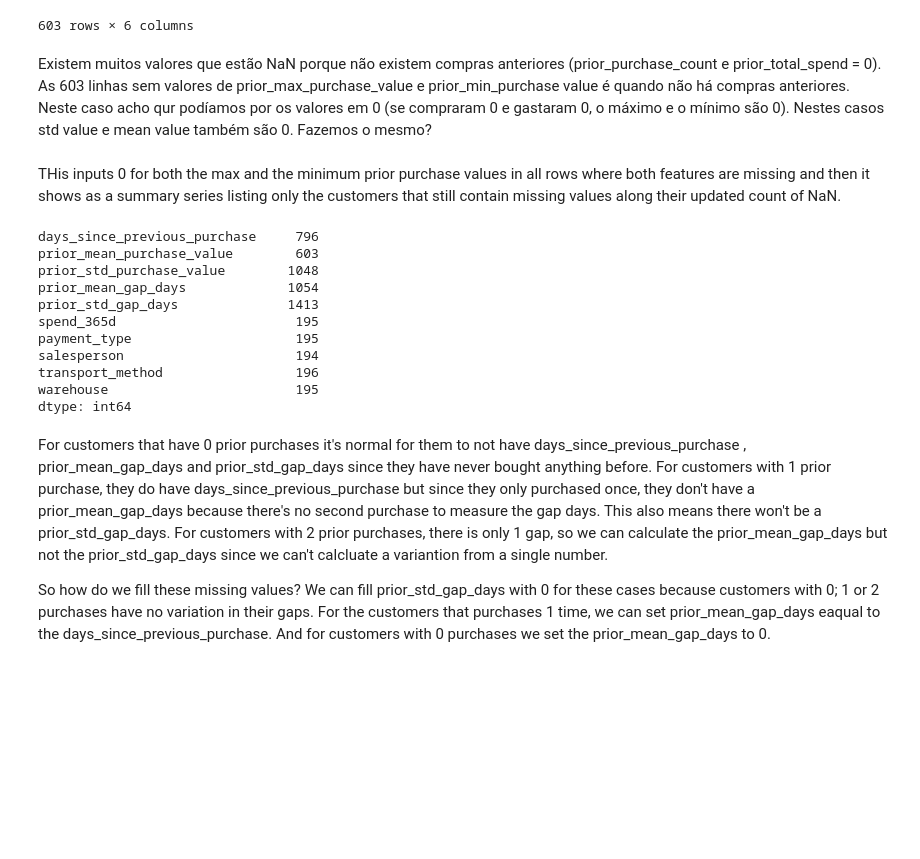
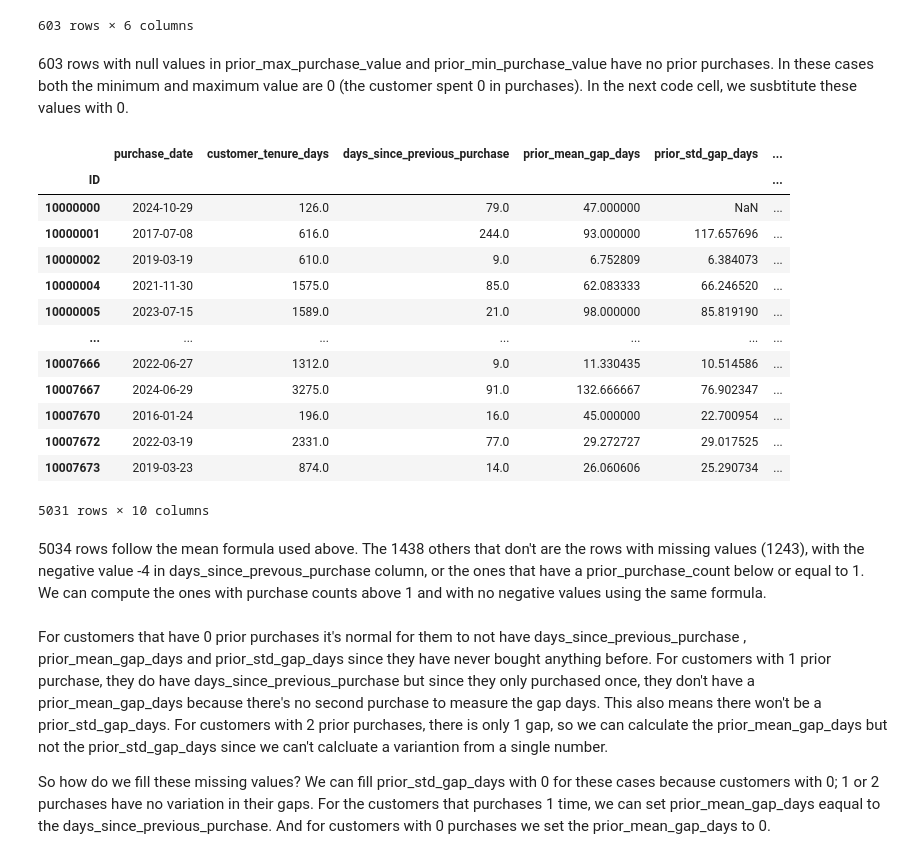
Before and after one commit to saradfalves/ML_Group_09, a Jupyter notebook: notebooks/exploring_and_modifying.ipynb, the cells around one changed output. Drawn from its saved outputs; the diff is of its cells as text; code cells hidden in the pictures; blank space fills up the shorter version.

```diff
--- a/notebooks/exploring_and_modifying.ipynb
+++ b/notebooks/exploring_and_modifying.ipynb
@@ -451,11 +496,31 @@ train_copy.loc[missing_max_min & count_value_is_zero, purchase_value_columns]
 | 10007662 | 0.0 | 0.0 | NaN | NaN | ... |
 | 10007669 | 0.0 | 0.0 | NaN | NaN | ... |
 603 rows × 6 columns
-# %% [markdown]
-Existem muitos valores que estão NaN porque não existem compras anteriores (prior_purchase_count e prior_total_spend = 0). As 603 linhas sem valores de prior_max_purchase_value e prior_min_purchase value é quando não há compras anteriores. Neste caso acho qur podíamos por os valores em 0 (se compraram 0 e gastaram 0, o máximo e o mínimo são 0). Nestes casos std value e mean value também são 0. Fazemos o mesmo?
 # %% [markdown]
-THis inputs 0 for both the max and the minimum prior purchase values in all rows where both features are missing and then it shows as a summary series listing only the customers that still contain missing values along their updated count of NaN.
+603 rows with null values in prior_max_purchase_value and prior_min_purchase_value have no prior purchases. In these cases both the minimum and maximum value are 0 (the customer spent 0 in purchases). In the next code cell, we susbtitute these values with 0.
 # %%
 train_copy.loc[missing_max_min & count_value_is_zero, 'prior_max_purchase_value'] = 0
 train_copy.loc[missing_max_min & count_value_is_zero, 'prior_min_purchase_value'] = 0
+# %%
+gap_days = ['purchase_date', 'customer_tenure_days', 'days_since_previous_purchase', 'prior_mean_gap_days', 'prior_std_gap_days', 'prior_purchase_count', 'purchase_count_30d', 'purchase_count_90d', 'purchase_count_180d', 'purchase_count_365d']
+mean_formula = ((train_copy['customer_tenure_days']-train_copy['days_since_previous_purchase'])/(train_copy['prior_purchase_count']-1)).round(3)
+
+train_copy.loc[(train_copy['prior_mean_gap_days'].round(3) == mean_formula), gap_days]
+# %% [output]
+|  | purchase_date | customer_tenure_days | days_since_previous_purchase | prior_mean_gap_days | prior_std_gap_days | ... |
+| ID |  |  |  |  |  | ... |
+| 10000000 | 2024-10-29 | 126.0 | 79.0 | 47.000000 | NaN | ... |
+| 10000001 | 2017-07-08 | 616.0 | 244.0 | 93.000000 | 117.657696 | ... |
+| 10000002 | 2019-03-19 | 610.0 | 9.0 | 6.752809 | 6.384073 | ... |
+| 10000004 | 2021-11-30 | 1575.0 | 85.0 | 62.083333 | 66.246520 | ... |
+| 10000005 | 2023-07-15 | 1589.0 | 21.0 | 98.000000 | 85.819190 | ... |
+| ... | ... | ... | ... | ... | ... | ... |
+| 10007666 | 2022-06-27 | 1312.0 | 9.0 | 11.330435 | 10.514586 | ... |
+| 10007667 | 2024-06-29 | 3275.0 | 91.0 | 132.666667 | 76.902347 | ... |
+| 10007670 | 2016-01-24 | 196.0 | 16.0 | 45.000000 | 22.700954 | ... |
+| 10007672 | 2022-03-19 | 2331.0 | 77.0 | 29.272727 | 29.017525 | ... |
+| 10007673 | 2019-03-23 | 874.0 | 14.0 | 26.060606 | 25.290734 | ... |
+5031 rows × 10 columns
+# %% [markdown]
+5034 rows follow the mean formula used above. The 1438 others that don't are the rows with missing values (1243), with the negative value -4 in days_since_prevous_purchase column, or the ones that have a prior_purchase_count below or equal to 1. We can compute the ones with purchase counts above 1 and with no negative values using the same formula.
 # %%
@@ -463,20 +527,6 @@ gap_days = ['purchase_date', 'customer_tenure_days', 'days_since_previous_purcha
 rows_to_substitute = (train_copy['prior_mean_gap_days'].isna()) & (train_copy['prior_purchase_count'] > 1) & (train_copy['days_since_previous_purchase'] >= 0)
 
 train_copy.loc[rows_to_substitute, 'prior_mean_gap_days'] = (train_copy.loc[rows_to_substitute, 'customer_tenure_days']-train_copy.loc[rows_to_substitute, 'days_since_previous_purchase'])/(train_copy.loc[rows_to_substitute, 'prior_purchase_count']-1)
-# %%
-train_copy.isna().sum()[lambda s: s > 0]
-# %% [output]
-days_since_previous_purchase     796
-prior_mean_purchase_value        603
-prior_std_purchase_value        1048
-prior_mean_gap_days             1054
-prior_std_gap_days              1413
-spend_365d                       195
-payment_type                     195
-salesperson                      194
-transport_method                 196
-warehouse                        195
-dtype: int64
 # %% [markdown]
 For customers that have 0 prior purchases it's normal for them to not have days_since_previous_purchase , prior_mean_gap_days and prior_std_gap_days since they have never bought anything before.
 For customers with 1 prior purchase, they do have days_since_previous_purchase but since they only purchased once, they don't have a prior_mean_gap_days because there's no second purchase to measure the gap days. This also means there won't be a prior_std_gap_days.
```
Also changed, not shown: parts of 15 cells of this notebook.
